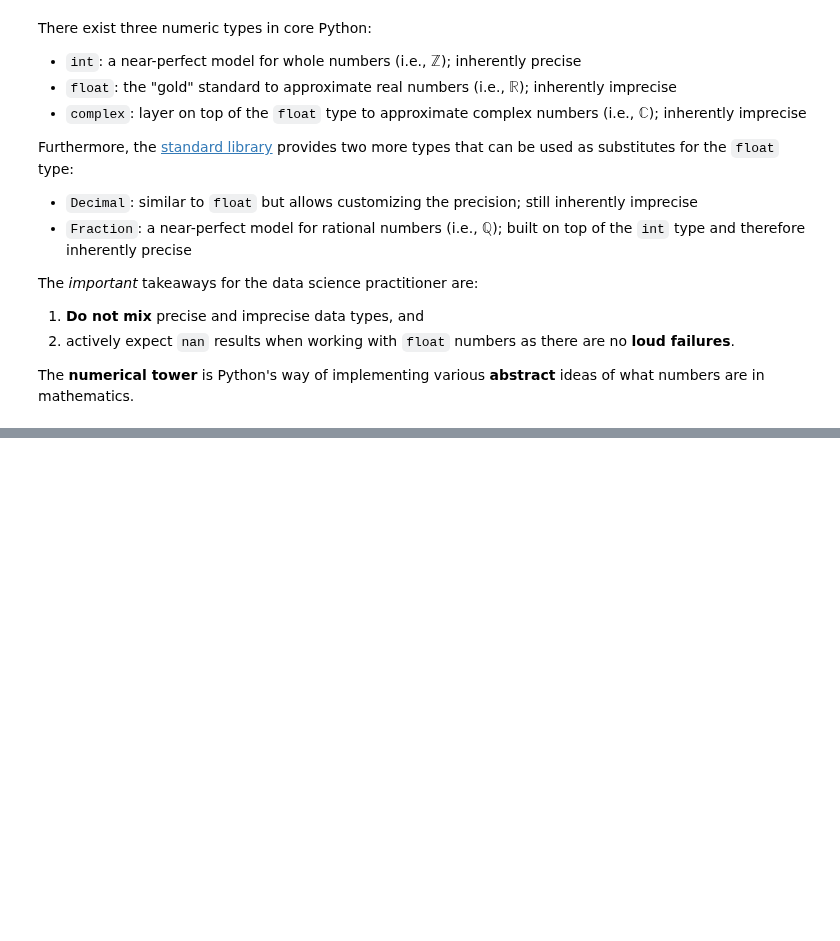
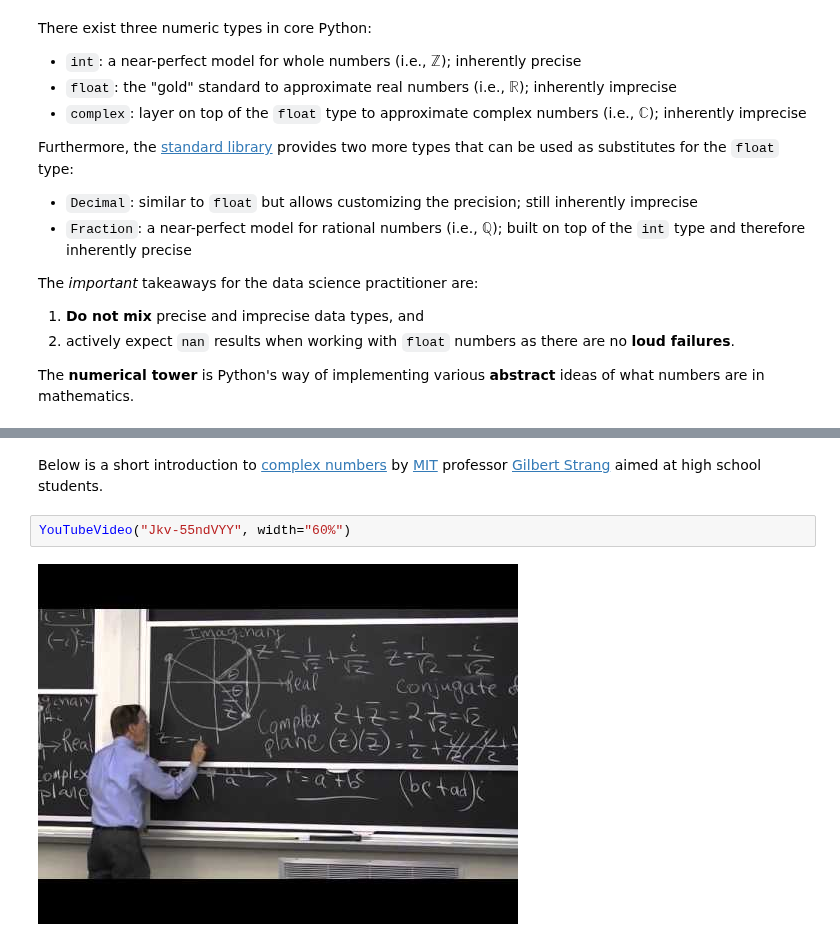
Before and after one commit to webartifex/intro-to-python, a Jupyter notebook: 05_numbers_00_lecture.ipynb, the cells around one changed output, grey strips where cells are left out. Saved outputs shown, nothing was run; the diff lists cells and outputs as text; blank space fills up the shorter version.

```diff
--- a/05_numbers_00_lecture.ipynb
+++ b/05_numbers_00_lecture.ipynb
@@ -1401,0 +1510,6 @@ The **numerical tower** is Python's way of implementing various **abstract** ide
+# %% [markdown]
+Below is a short introduction to [complex numbers](https://en.wikipedia.org/wiki/Complex_number) by [MIT](https://www.mit.edu) professor [Gilbert Strang](https://en.wikipedia.org/wiki/Gilbert_Strang) aimed at high school students.
+# %%
+YouTubeVideo("Jkv-55ndVYY", width="60%")
+# %% [output]
+[figure, added]
```
Also changed, not shown: parts of 203 cells of this notebook, 2 other files.
